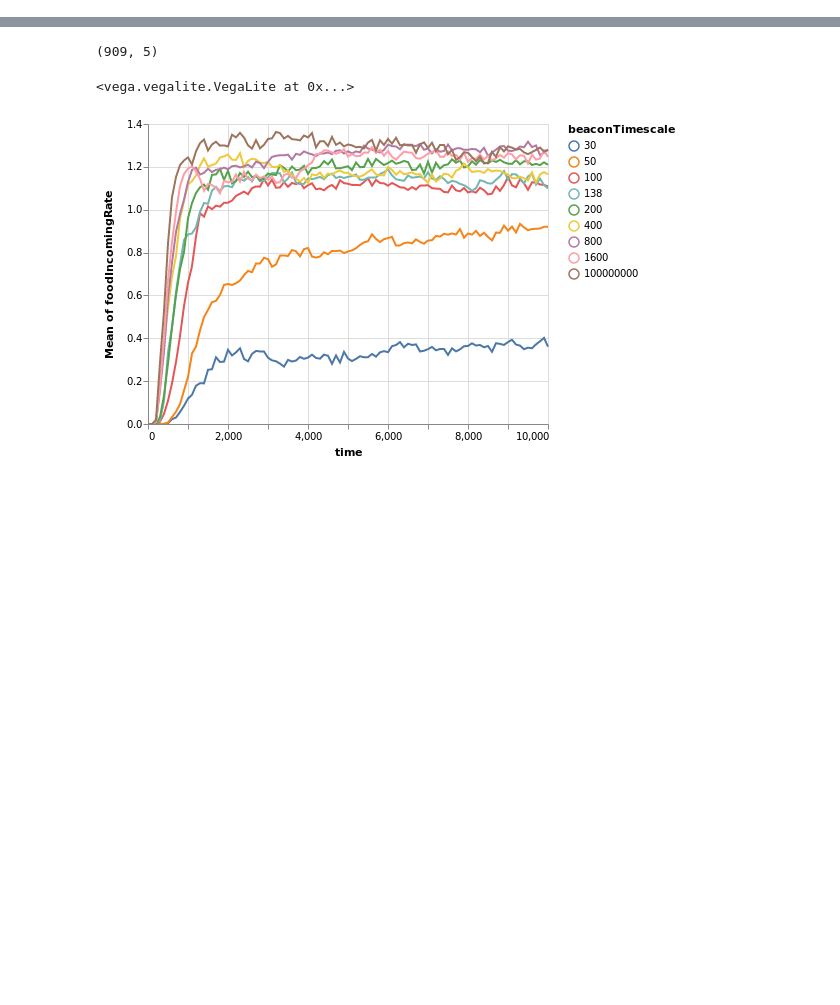
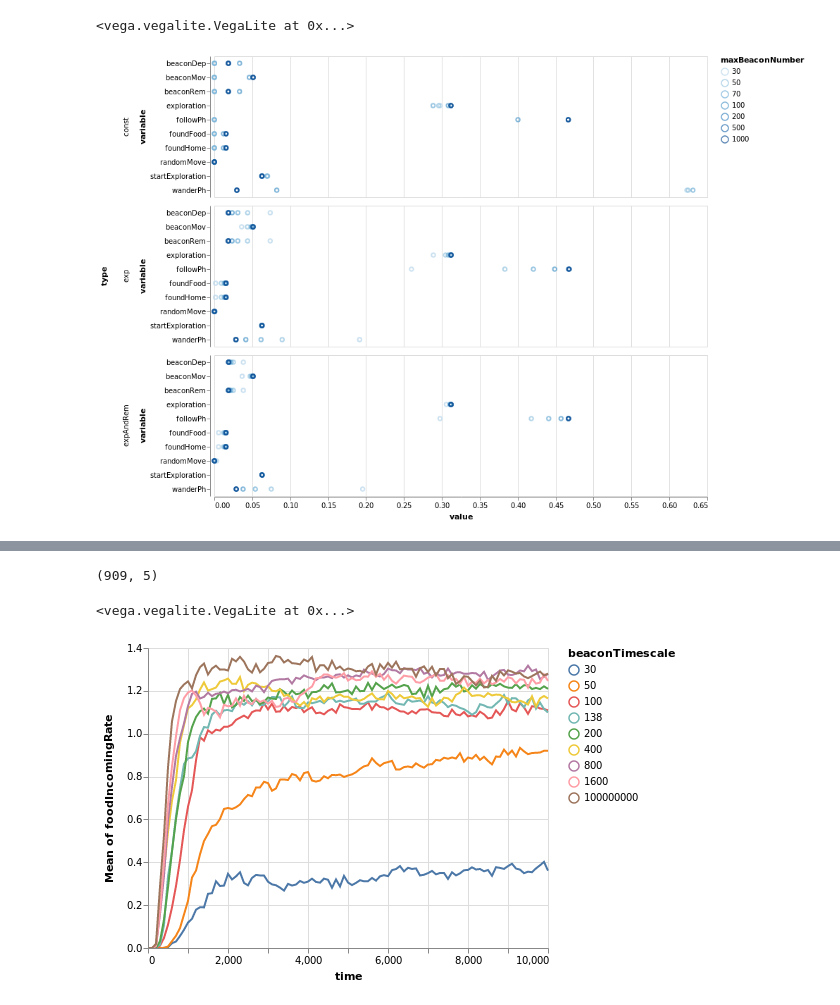
Before and after one commit to MarcoVitalii/IntSysProject, a Jupyter notebook: python/dataAnalysis.ipynb, the cells around one changed output, grey strips where cells are left out. Drawn from its saved outputs; the diff is of its cells as text; code cells hidden in the pictures; blank space fills up the shorter version.

```diff
--- a/python/dataAnalysis.ipynb
+++ b/python/dataAnalysis.ipynb
@@ -8,0 +65,13 @@ df.shape
+# %%
+probabilities = alt.Chart(diffMaxBeacons.iloc[:,[0,-1]+list(range(6,16))].groupby(['maxBeaconNumber','type']).mean().reset_index().melt(['type','maxBeaconNumber']))
+
+probabilities.mark_point().encode(
+    x='value',
+    y='variable',
+    color = 'maxBeaconNumber:O').properties(
+    width=700,
+    height=200).facet(
+    row='type')
+# %% [output]
+<vega.vegalite.VegaLite at 0x...>
+[figure, added]
```
Also changed, not shown: parts of 9 cells of this notebook, 6 other files.
